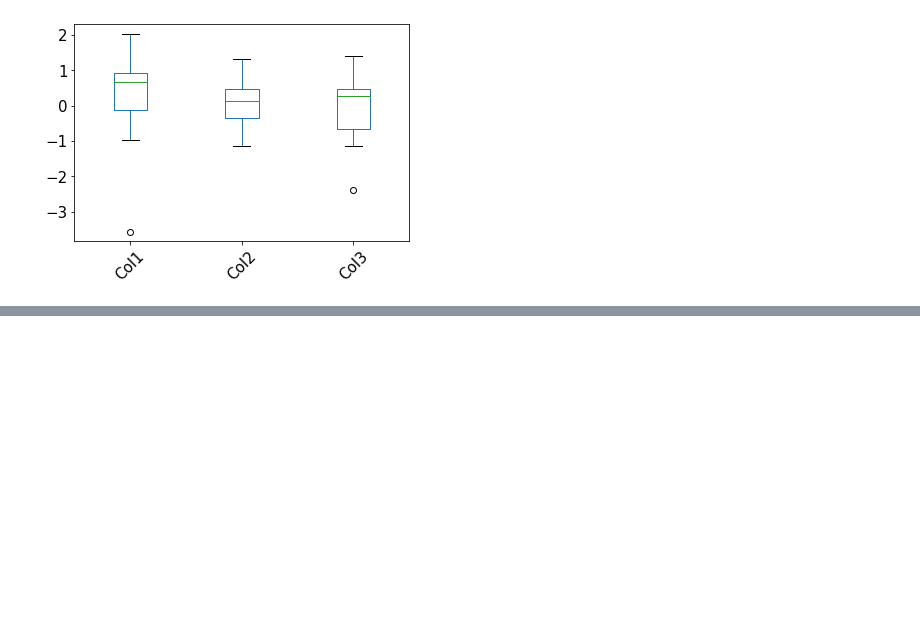
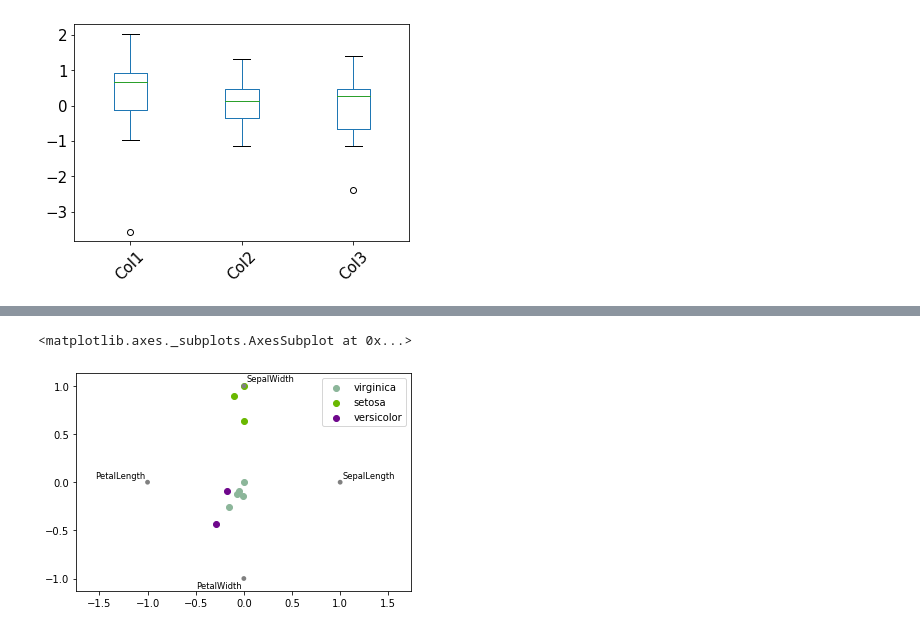
Before and after one commit to thuy1893/graphs, a Jupyter notebook: Python_graphs_1.ipynb, the cells around one changed output, grey strips where cells are left out. Drawn from its saved outputs; the diff is of its cells as text; code cells hidden in the pictures; blank space fills up the shorter version.

```diff
--- a/Python_graphs_1.ipynb
+++ b/Python_graphs_1.ipynb
@@ -137,0 +163,22 @@ boxplot = df.boxplot(grid=False, rot=45, fontsize=15)
+# %%
+df = pd.DataFrame(
+    {
+        'SepalLength': [6.5, 7.7, 5.1, 5.8, 7.6, 5.0, 5.4, 4.6, 6.7, 4.6],
+        'SepalWidth': [3.0, 3.8, 3.8, 2.7, 3.0, 2.3, 3.0, 3.2, 3.3, 3.6],
+        'PetalLength': [5.5, 6.7, 1.9, 5.1, 6.6, 3.3, 4.5, 1.4, 5.7, 1.0],
+        'PetalWidth': [1.8, 2.2, 0.4, 1.9, 2.1, 1.0, 1.5, 0.2, 2.1, 0.2],
+        'Category': [
+            'virginica',
+            'virginica',
+            'setosa',
+            'virginica',
+            'virginica',
+            'versicolor',
+            'versicolor',
+            'setosa',
+            'virginica',
+            'setosa'
+        ]
+    }
+)
+df
@@ -137,0 +197,5 @@ boxplot = df.boxplot(grid=False, rot=45, fontsize=15)
+# %%
+pd.plotting.radviz(df, 'Category')
+# %% [output]
+<matplotlib.axes._subplots.AxesSubplot at 0x...>
+[figure, added]
```
Also changed, not shown: parts of 3 cells of this notebook.
